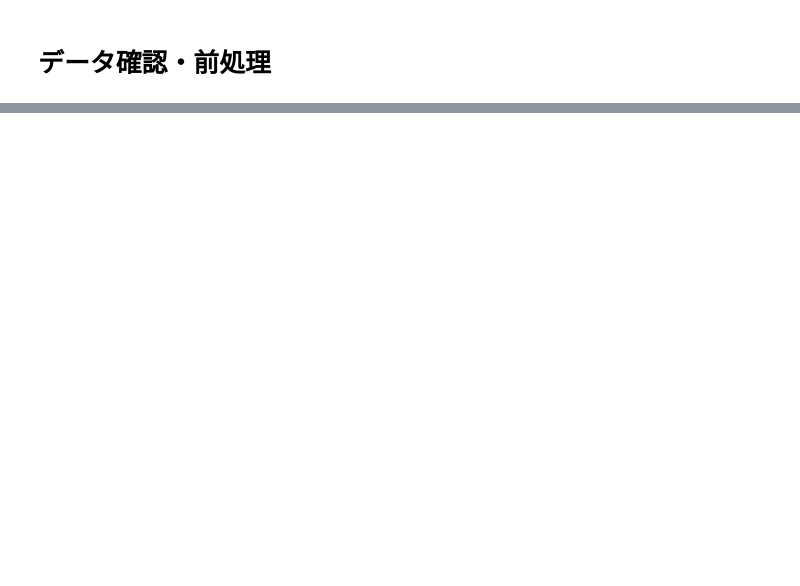
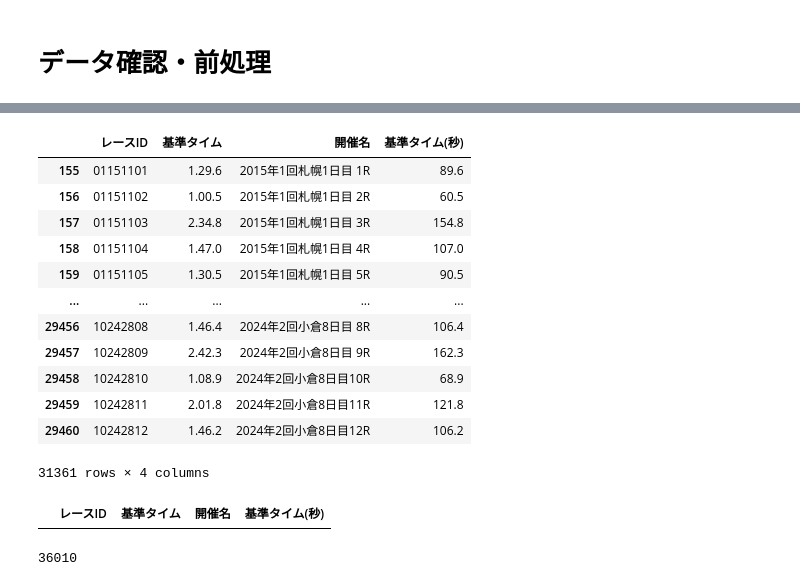
Before and after one commit to syamaguc/unicorn, a Jupyter notebook: book/notebooks/0.3.1_Pre-Processing.ipynb, the cells around one changed output, grey strips where cells are left out. Drawn from its saved outputs; the diff is of its cells as text; code cells hidden in the pictures; blank space fills up the shorter version.

```diff
--- a/book/notebooks/0.3.1_Pre-Processing.ipynb
+++ b/book/notebooks/0.3.1_Pre-Processing.ipynb
@@ -117,0 +290,25 @@ df[["レースID", "補正タイム", "走破タイム", "上がり3Fタイム"]
+# %%
+df_right.sort_values('レースID')
+# %% [output]
+|  | レースID | 基準タイム | 開催名 | 基準タイム(秒) |
+| 155 | 01151101 | 1.29.6 | 2015年1回札幌1日目 1R | 89.6 |
+| 156 | 01151102 | 1.00.5 | 2015年1回札幌1日目 2R | 60.5 |
+| 157 | 01151103 | 2.34.8 | 2015年1回札幌1日目 3R | 154.8 |
+| 158 | 01151104 | 1.47.0 | 2015年1回札幌1日目 4R | 107.0 |
+| 159 | 01151105 | 1.30.5 | 2015年1回札幌1日目 5R | 90.5 |
+| ... | ... | ... | ... | ... |
+| 29456 | 10242808 | 1.46.4 | 2024年2回小倉8日目 8R | 106.4 |
+| 29457 | 10242809 | 2.42.3 | 2024年2回小倉8日目 9R | 162.3 |
+| 29458 | 10242810 | 1.08.9 | 2024年2回小倉8日目10R | 68.9 |
+| 29459 | 10242811 | 2.01.8 | 2024年2回小倉8日目11R | 121.8 |
+| 29460 | 10242812 | 1.46.2 | 2024年2回小倉8日目12R | 106.2 |
+31361 rows × 4 columns
+# %%
+cond = (df_right['開催名'].str.contains('2024年1回札幌'))
+df_right[cond]
+# %% [output]
+|  | レースID | 基準タイム | 開催名 | 基準タイム(秒) |
+# %%
+len(df['レースID'].unique())
+# %% [output]
+36010
```
Also changed, not shown: parts of 20 cells of this notebook, 5 other files.
